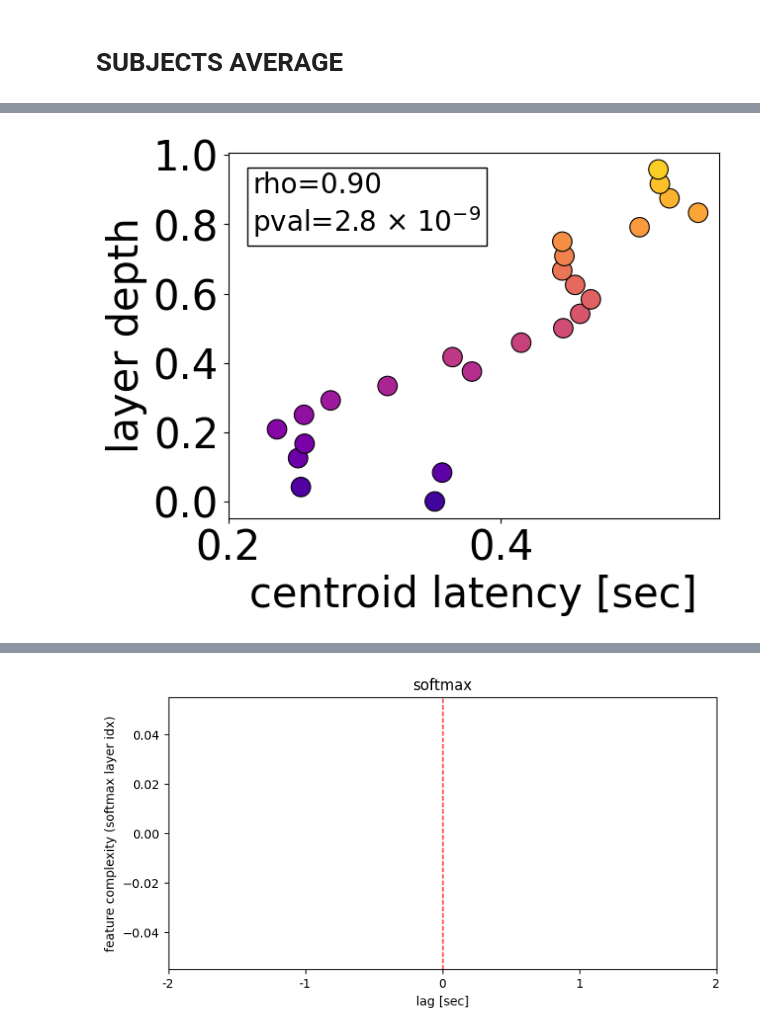
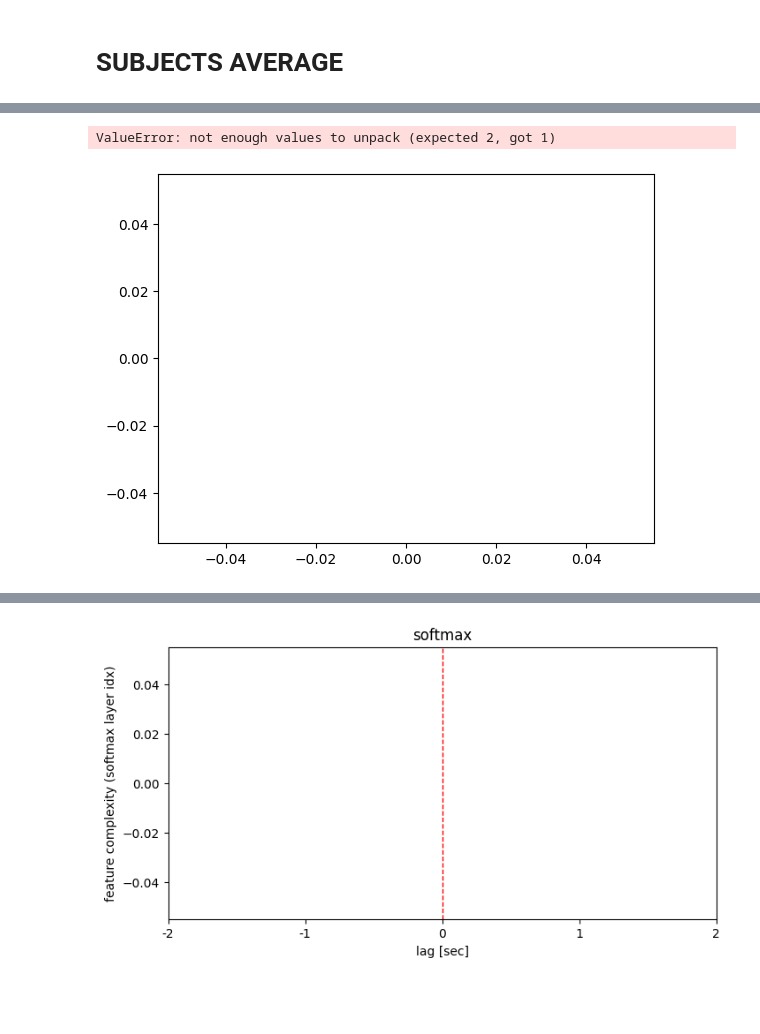
Before and after one commit to TizianoCausin01/project1917-26, a Jupyter notebook: python_scripts/scripts/figs_CAOs_poster.ipynb, the cells around one changed output, grey strips where cells are left out. Drawn from its saved outputs; the diff is of its cells as text; code cells hidden in the pictures; blank space fills up the shorter version.

```diff
--- a/python_scripts/scripts/figs_CAOs_poster.ipynb
+++ b/python_scripts/scripts/figs_CAOs_poster.ipynb
@@ -38,7 +38,7 @@ class Cfg:
     pooling = "all"
     PCs_to_regress_out = 50
     iterations_n = 1000
-    repetition = 0
+    repetition = 1
     signal_metric = "cosine_cnt"
     model_metric = "cosine_cnt"
     regress_out_gaze = 'PCR' # or None or pointwise
@@ -163,35 +176,36 @@ rho = spearmanrho(np.arange(len(avg_centroids)), avg_centroids)
 r = np.corrcoef(np.arange(len(avg_centroids)), avg_centroids)[0,1]
 fig, ax = plt.subplots(1)
 ax.scatter(avg_centroids, np.arange(len(avg_centroids))/len(avg_centroids),  c=colors[:len(avg_centroids)], s=200, edgecolors='k', linewidths=0.8)
 pval_str = f"{rho.pvalue:.1e}"
 mantissa, exponent = pval_str.split("e")
 exponent = int(exponent)  # removes leading zeros like -02 -> -2
 
 label = f"rho={rho.statistic:.2f}\npval={mantissa} × 10$^{{{exponent}}}$"
 ax.text(
     # 0.50, 0.95,              # slightly inside the corner
     0.05, 0.95,              # slightly inside the corner
     f"{label}",
     transform=ax.transAxes,
     ha='left',               # horizontal alignment
     va='top',                # vertical alignment
     bbox=dict(facecolor='white', edgecolor='black'),
     fontsize=cfg.legend_fontsize-20
 );
 # ax.set_xlim([.43, .55])
-ax.set_xlim([.2, .56])
+# ax.set_xlim([.2, .56])
 ax.tick_params(labelsize=cfg.labels_fontsize)
 ax.set_yticks([0, .2, .4, .6, .8, 1])
 # ax.set_xticks([.25, .40, .55])
 ax.set_ylabel("layer depth", fontsize=cfg.labels_fontsize)
 ax.set_xlabel("centroid latency [sec]", fontsize=cfg.labels_fontsize)
 if cfg.save_fig:
     fname = f"layers-latency_{cfg.model_name}_rep{cfg.repetition+1}_{cfg.analysis_type}.pdf"
     outpath = os.path.join(cfg.figs_folder, fname)
     fig.savefig(outpath, format="pdf", bbox_inches="tight")
     print(outpath)
 # %% [output]
+ValueError: not enough values to unpack (expected 2, got 1)
-[figure, old version]
+[figure, new version]
 # %%
 from scipy.io import loadmat
 import matplotlib.pyplot as plt
```
Also changed, not shown: parts of 10 cells of this notebook, 2 other files.
